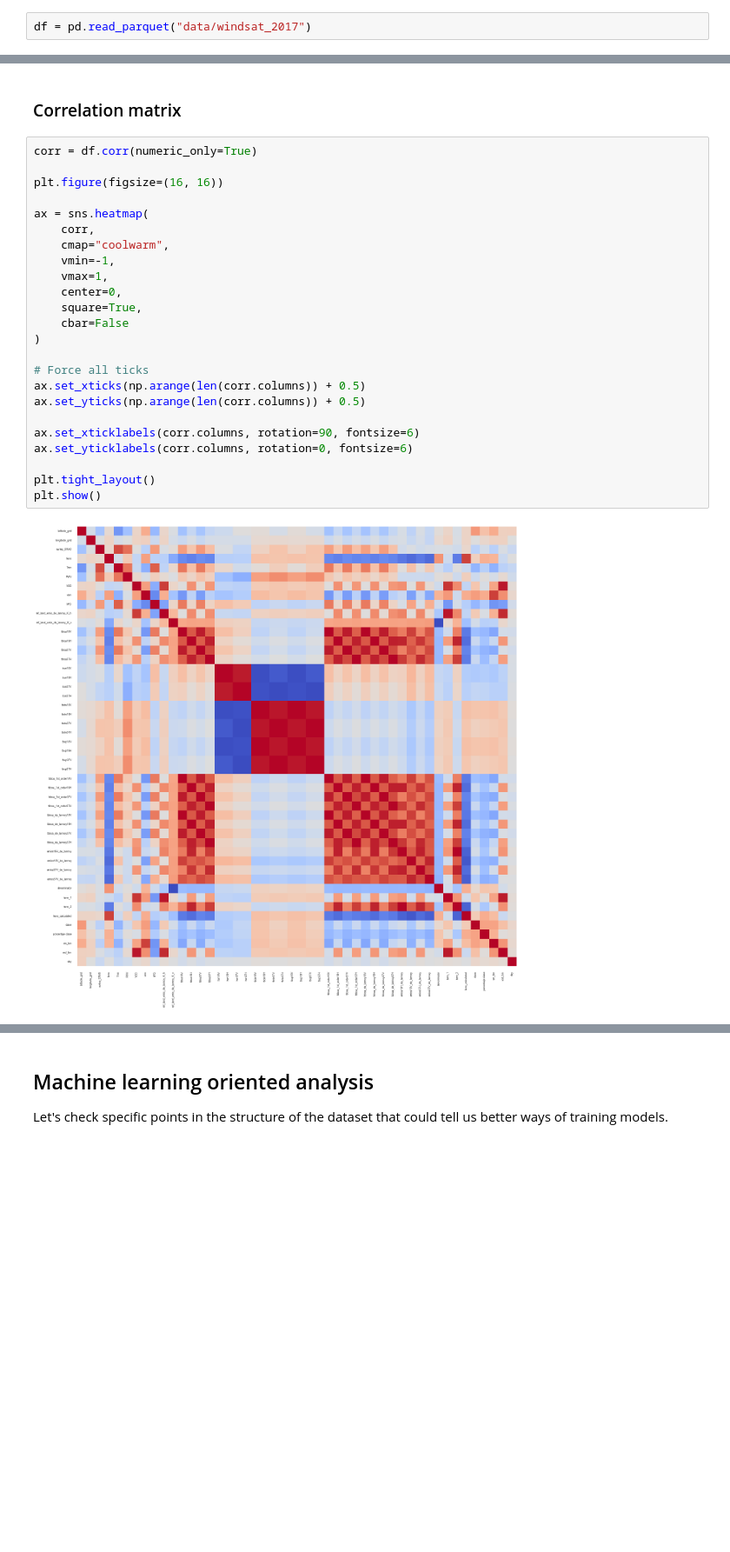
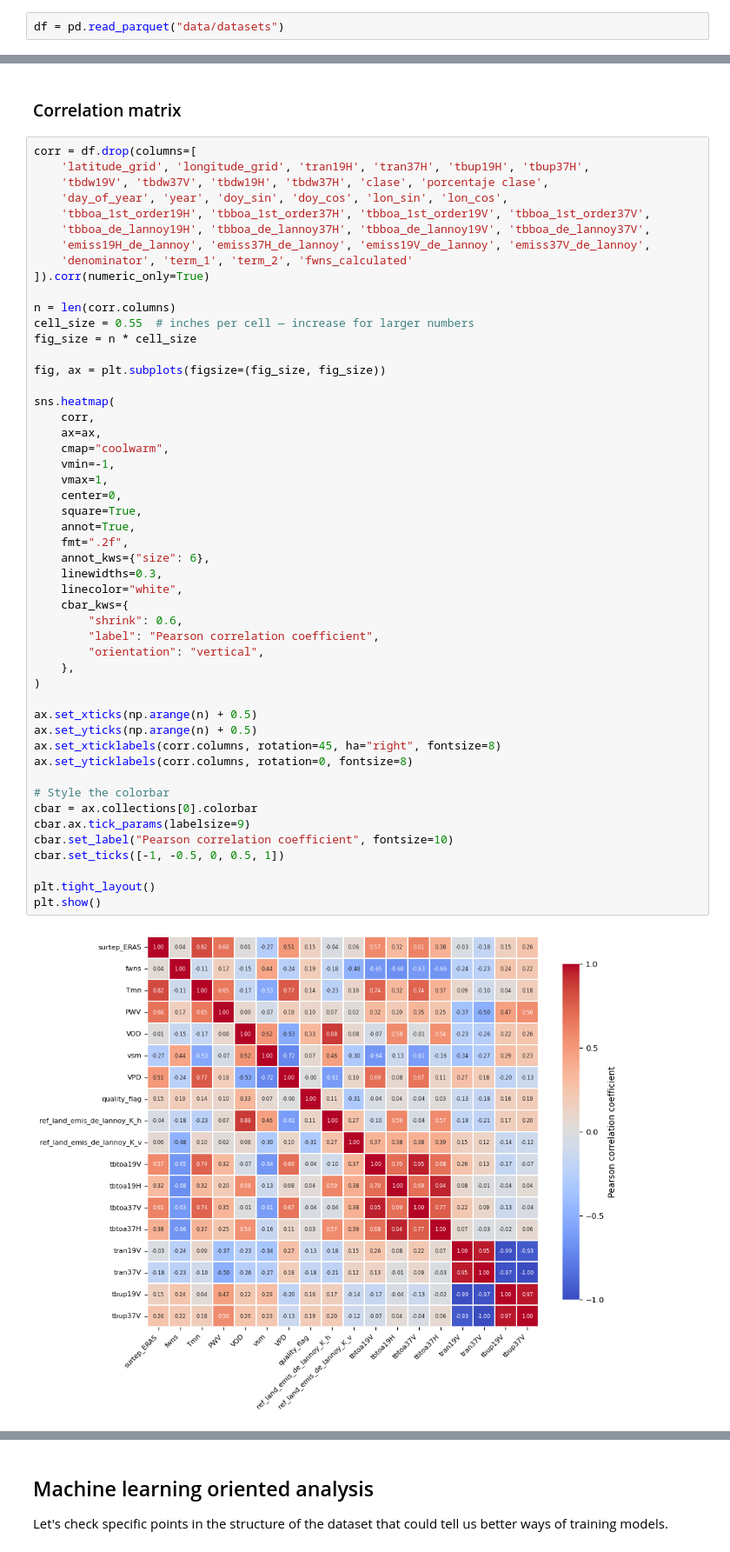
Before and after one commit to marcvem2AED/TFM_MCD_MarcVelascoMateu, a Jupyter notebook: 2-Data_analysis.ipynb, the cells around one changed output, grey strips where cells are left out. Shown at 87% size. Saved outputs shown, nothing was run; the diff lists cells and outputs as text; blank space fills up the shorter version.

```diff
--- a/2-Data_analysis.ipynb
+++ b/2-Data_analysis.ipynb
@@ -19,4 +22,4 @@ from sklearn.preprocessing import StandardScaler, PowerTransformer
 # %% [markdown]
 ### Data loading
 # %%
-df = pd.read_parquet("data/windsat_2017")
+df = pd.read_parquet("data/datasets")
@@ -236,28 +492,54 @@ With as many as 47 variables in a dataset, it is imperative that we study their
 # %% [markdown]
 ### Correlation matrix
 # %%
-corr = df.corr(numeric_only=True)
+corr = df.drop(columns=[
+    'latitude_grid', 'longitude_grid', 'tran19H', 'tran37H', 'tbup19H', 'tbup37H',
+    'tbdw19V', 'tbdw37V', 'tbdw19H', 'tbdw37H', 'clase', 'porcentaje clase',
+    'day_of_year', 'year', 'doy_sin', 'doy_cos', 'lon_sin', 'lon_cos',
+    'tbboa_1st_order19H', 'tbboa_1st_order37H', 'tbboa_1st_order19V', 'tbboa_1st_order37V',
+    'tbboa_de_lannoy19H', 'tbboa_de_lannoy37H', 'tbboa_de_lannoy19V', 'tbboa_de_lannoy37V',
+    'emiss19H_de_lannoy', 'emiss37H_de_lannoy', 'emiss19V_de_lannoy', 'emiss37V_de_lannoy',
+    'denominator', 'term_1', 'term_2', 'fwns_calculated'
+]).corr(numeric_only=True)
 
-plt.figure(figsize=(16, 16))
+n = len(corr.columns)
+cell_size = 0.55  # inches per cell — increase for larger numbers
+fig_size = n * cell_size
 
-ax = sns.heatmap(
+fig, ax = plt.subplots(figsize=(fig_size, fig_size))
+
+sns.heatmap(
     corr,
+    ax=ax,
     cmap="coolwarm",
     vmin=-1,
     vmax=1,
     center=0,
     square=True,
-    cbar=False
+    annot=True,
+    fmt=".2f",
+    annot_kws={"size": 6},
+    linewidths=0.3,
+    linecolor="white",
+    cbar_kws={
+        "shrink": 0.6,
+        "label": "Pearson correlation coefficient",
+        "orientation": "vertical",
+    },
 )
 
-# Force all ticks
-ax.set_xticks(np.arange(len(corr.columns)) + 0.5)
-ax.set_yticks(np.arange(len(corr.columns)) + 0.5)
+ax.set_xticks(np.arange(n) + 0.5)
+ax.set_yticks(np.arange(n) + 0.5)
+ax.set_xticklabels(corr.columns, rotation=45, ha="right", fontsize=8)
+ax.set_yticklabels(corr.columns, rotation=0, fontsize=8)
 
-ax.set_xticklabels(corr.columns, rotation=90, fontsize=6)
-ax.set_yticklabels(corr.columns, rotation=0, fontsize=6)
+# Style the colorbar
+cbar = ax.collections[0].colorbar
+cbar.ax.tick_params(labelsize=9)
+cbar.set_label("Pearson correlation coefficient", fontsize=10)
+cbar.set_ticks([-1, -0.5, 0, 0.5, 1])
 
 plt.tight_layout()
 plt.show()
 # %% [output]
-[figure, old version]
+[figure, new version]
```
Also changed, not shown: parts of 77 cells of this notebook, 3 other files.
